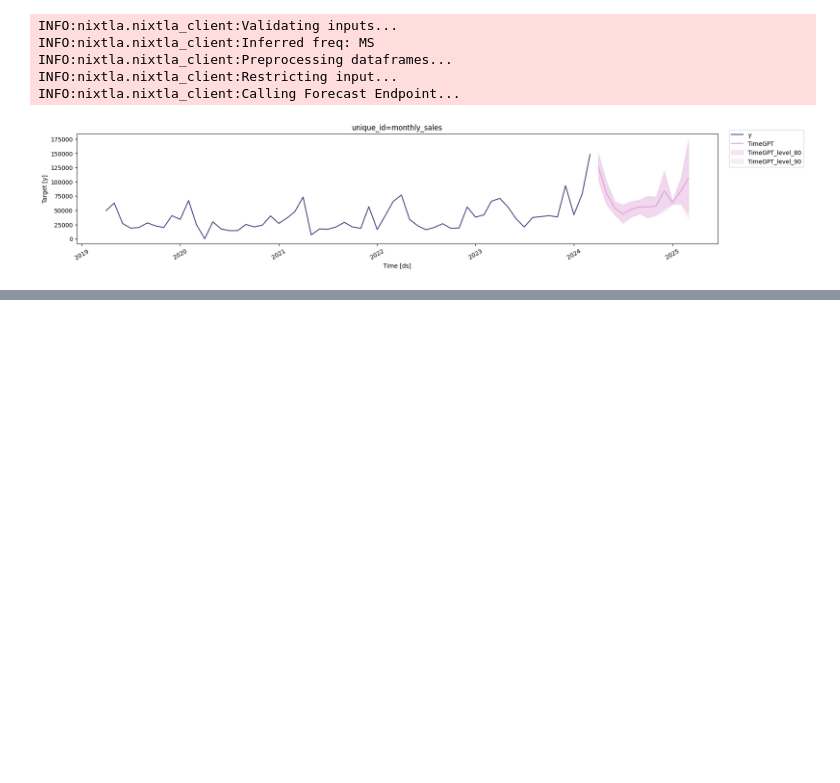
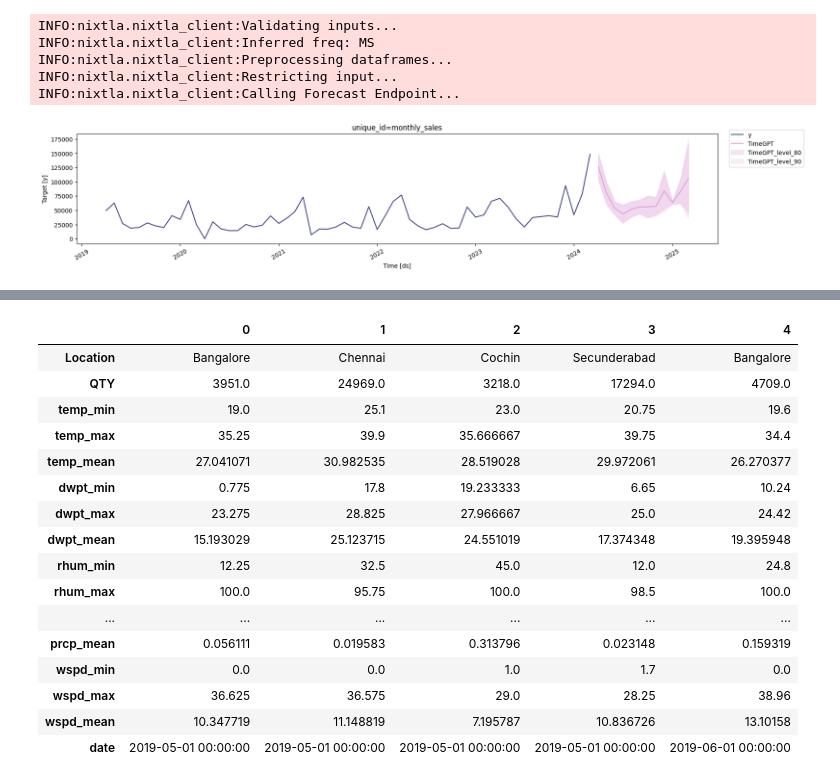
Before and after one commit to thesloppyguy/project_future_projection, a Jupyter notebook: rnd/Notebooks/MetaPipeline v1.ipynb, the cells around one changed output, grey strips where cells are left out. Saved outputs shown, nothing was run; the diff lists cells and outputs as text; code cells hidden in the pictures; blank space fills up the shorter version.

```diff
--- a/rnd/Notebooks/MetaPipeline v1.ipynb
+++ b/rnd/Notebooks/MetaPipeline v1.ipynb
@@ -246,0 +603,63 @@ OW_API_KEY= "4e0855fd586a0596359d424a4ee07450"
+# %%
+merged_df_filled_consolidated = merged_df_filled.drop(columns=[
+                               'QTY_mean',
+                               'QTY_count',
+                               'Billing_Date_min',
+                               'Billing_Date_max',
+                               'month',
+                               'time_min',
+                               'time_max',
+                               'snow_min',
+                               'snow_max',
+                               'snow_mean',
+                               'wdir_min',
+                               'wdir_max',
+                               'wdir_mean',
+                               'wpgt_min',
+                               'wpgt_max',
+                               'wpgt_mean',
+                               'tsun_min',
+                               'tsun_max',
+                               'tsun_mean',
+                               'pres_min',
+                               'pres_max',
+                               'pres_mean',
+                               'coco_min',
+                               'coco_max',
+                               'coco_mean',
+                               'tsun_min',
+                               'tsun_max',
+                               'tsun_mean',
+                               'calendar_year',
+                               'calendar_month',
+                               ])
+# %%
+merged_df_filled_consolidated['actual_month'] = ((merged_df_filled_consolidated['Month'] + 3) % 12) + 1
+
+# Adjust year: if fiscal month is Jan–Mar (Month 10–12 in fiscal terms), increment year
+merged_df_filled_consolidated['actual_year'] = merged_df_filled_consolidated['YYYY'] + (merged_df_filled_consolidated['actual_month'] < 4).astype(int)
+
+# Combine to datetime (use 1st of the month)
+merged_df_filled_consolidated['date'] = pd.to_datetime(dict(year=merged_df_filled_consolidated['actual_year'], month=merged_df_filled_consolidated['actual_month'], day=1))
+
+merged_df_filled_consolidated.drop(columns=['actual_month', 'actual_year', 'YYYY', 'Month', 'time_mean'], inplace=True)
+merged_df_filled_consolidated.rename(columns={'QTY_sum': 'QTY'}, inplace=True)
+merged_df_filled_consolidated.head().T
+# %% [output]
+|  | 0 | 1 | 2 | 3 | 4 |
+| Location | Bangalore | Chennai | Cochin | Secunderabad | Bangalore |
+| QTY | 3951.0 | 24969.0 | 3218.0 | 17294.0 | 4709.0 |
+| temp_min | 19.0 | 25.1 | 23.0 | 20.75 | 19.6 |
+| temp_max | 35.25 | 39.9 | 35.666667 | 39.75 | 34.4 |
+| temp_mean | 27.041071 | 30.982535 | 28.519028 | 29.972061 | 26.270377 |
+| dwpt_min | 0.775 | 17.8 | 19.233333 | 6.65 | 10.24 |
+| dwpt_max | 23.275 | 28.825 | 27.966667 | 25.0 | 24.42 |
+| dwpt_mean | 15.193029 | 25.123715 | 24.551019 | 17.374348 | 19.395948 |
+| rhum_min | 12.25 | 32.5 | 45.0 | 12.0 | 24.8 |
+| rhum_max | 100.0 | 95.75 | 100.0 | 98.5 | 100.0 |
+| ... | ... | ... | ... | ... | ... |
+| prcp_mean | 0.056111 | 0.019583 | 0.313796 | 0.023148 | 0.159319 |
+| wspd_min | 0.0 | 0.0 | 1.0 | 1.7 | 0.0 |
+| wspd_max | 36.625 | 36.575 | 29.0 | 28.25 | 38.96 |
+| wspd_mean | 10.347719 | 11.148819 | 7.195787 | 10.836726 | 13.10158 |
+| date | 2019-05-01 00:00:00 | 2019-05-01 00:00:00 | 2019-05-01 00:00:00 | 2019-05-01 00:00:00 | 2019-06-01 00:00:00 |
```
Also changed, not shown: parts of 19 cells of this notebook, 49 other files.
